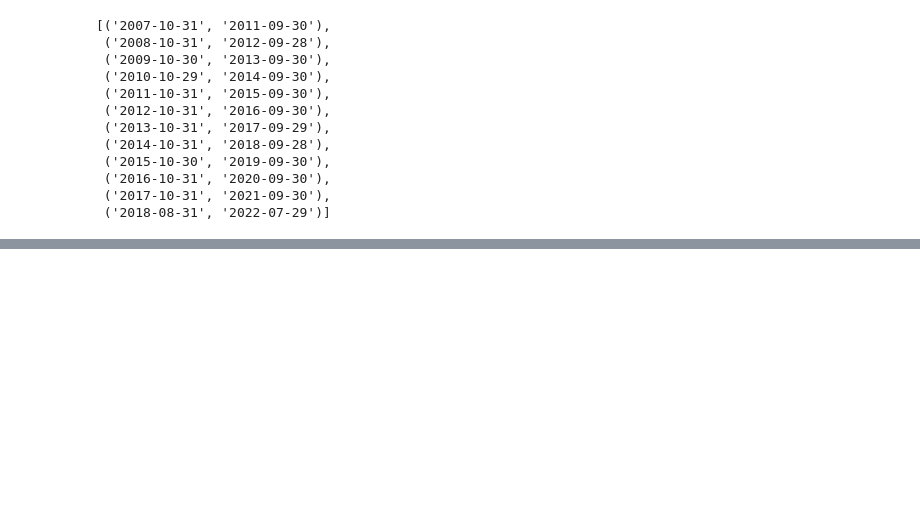
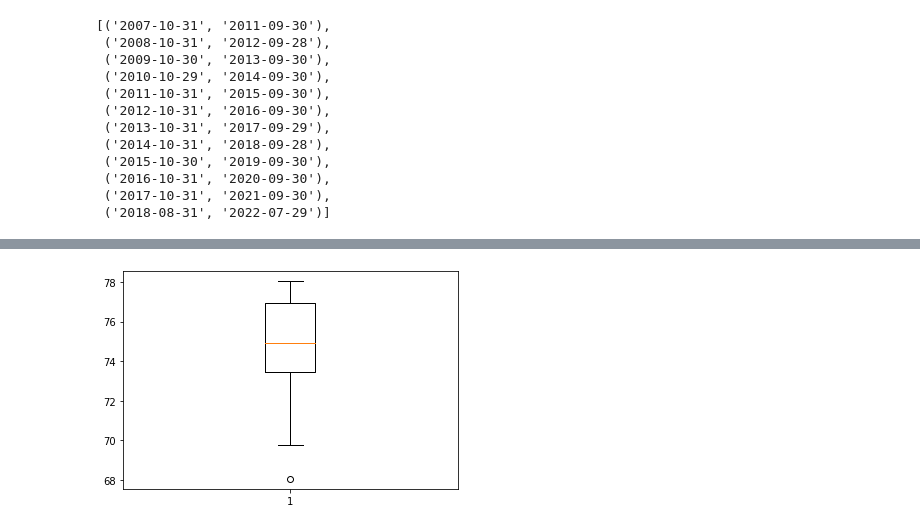
Before and after one commit to falken1983/pystock_recommender, a Jupyter notebook: jupyter_notebooks/supervisedml_implementation_training.ipynb, the cells around one changed output, grey strips where cells are left out. Cells and saved outputs as stored; diff of their text form; code cells hidden in the pictures; blank space fills up the shorter version.

```diff
--- a/jupyter_notebooks/supervisedml_implementation_training.ipynb
+++ b/jupyter_notebooks/supervisedml_implementation_training.ipynb
@@ -1451,3 +1451,9 @@ len(trained_stock_picking_first_period.intersection(ideal_stock_picking_first_pe
 1. (`200710`, `201010`) training. (`201011`,`201111`) for testing (show scores)
 2. (`200810`, `201110`) training. (`201111`,`201211`) for testing (show scores)
 3. An so on
+# %%
+import pandas as pd
+
+returns_returns_datasetset = pd.read_csv(
+    "returns_dataset/config/20220831_last_returns_datasetset_monthly.csv"
+)
@@ -1643,0 +1711,6 @@ Xscaled_history_metrics_lr
+# %%
+plt.boxplot(
+    history_metrics_lr[["R2_prcnt"]]
+);
+# %% [output]
+[figure, added]
```
Also changed, not shown: parts of 148 cells of this notebook, 1 other file.
